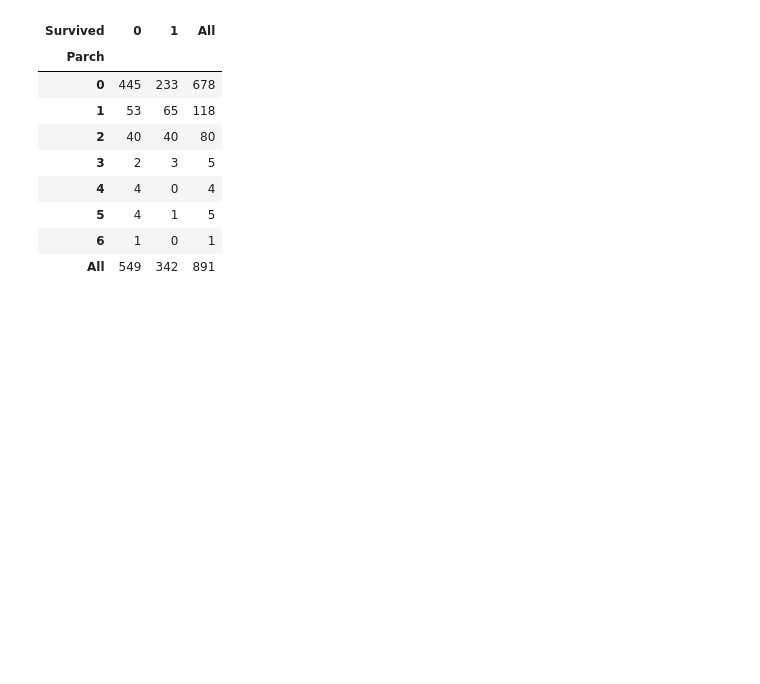
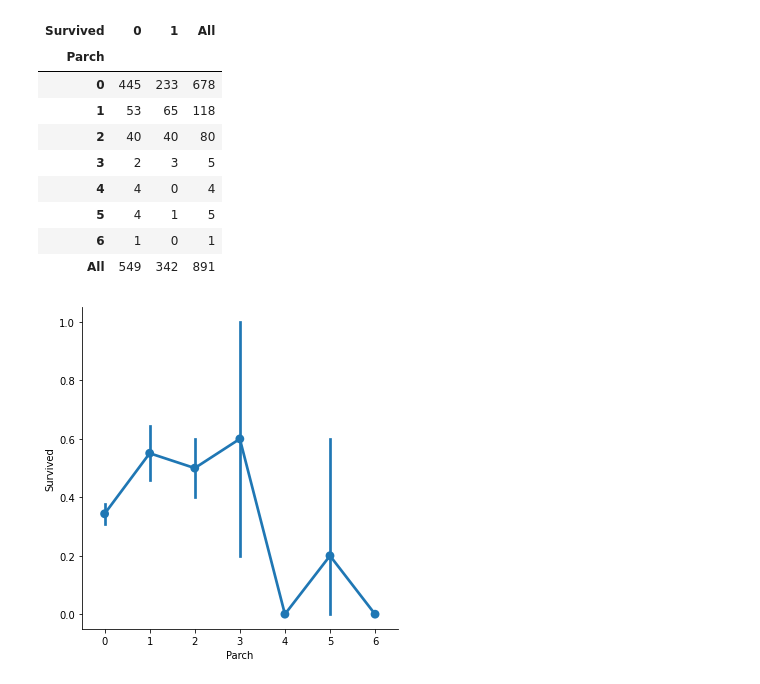
Before and after one commit to ElifKarakutukDinc/Titanic-EDA, a Jupyter notebook: EDA.ipynb, the cells around one changed output. Cells and saved outputs as stored; diff of their text form; code cells hidden in the pictures; blank space fills up the shorter version.

```diff
--- a/EDA.ipynb
+++ b/EDA.ipynb
@@ -530,3 +502,8 @@ pd.crosstab(df_train.Parch,df_train.Survived,margins=True).style.background_grad
 | 5 | 4 | 1 | 5 |
 | 6 | 1 | 0 | 1 |
 | All | 549 | 342 | 891 |
+# %%
+sns.factorplot('Parch','Survived',data=df_train)
+plt.show()
+# %% [output]
+[figure, added]
```
Also changed, not shown: parts of 22 cells of this notebook.
